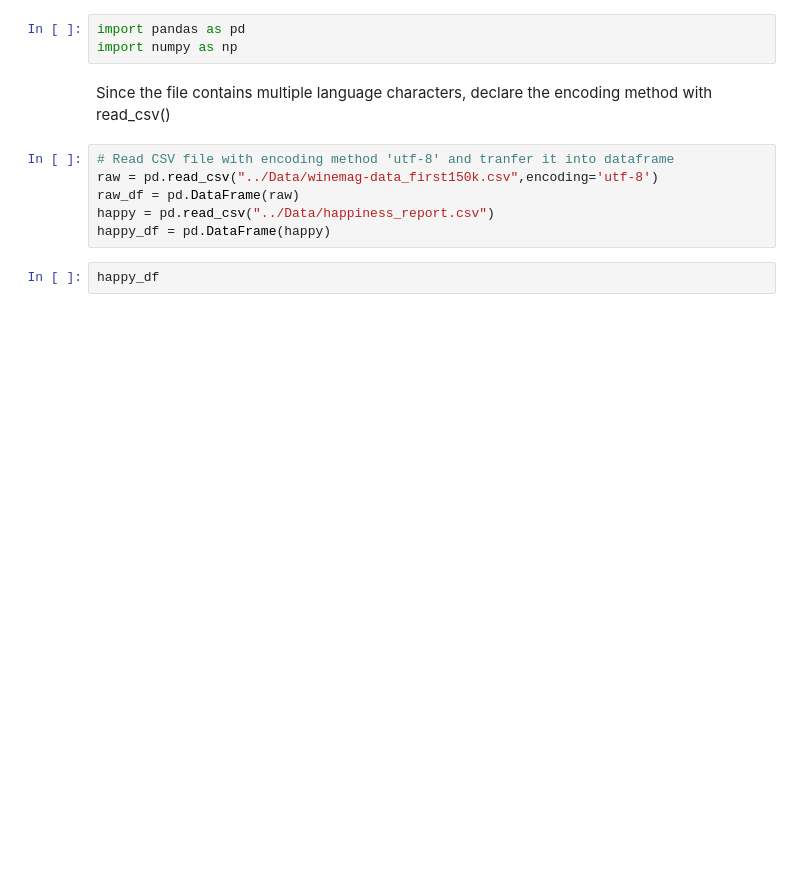
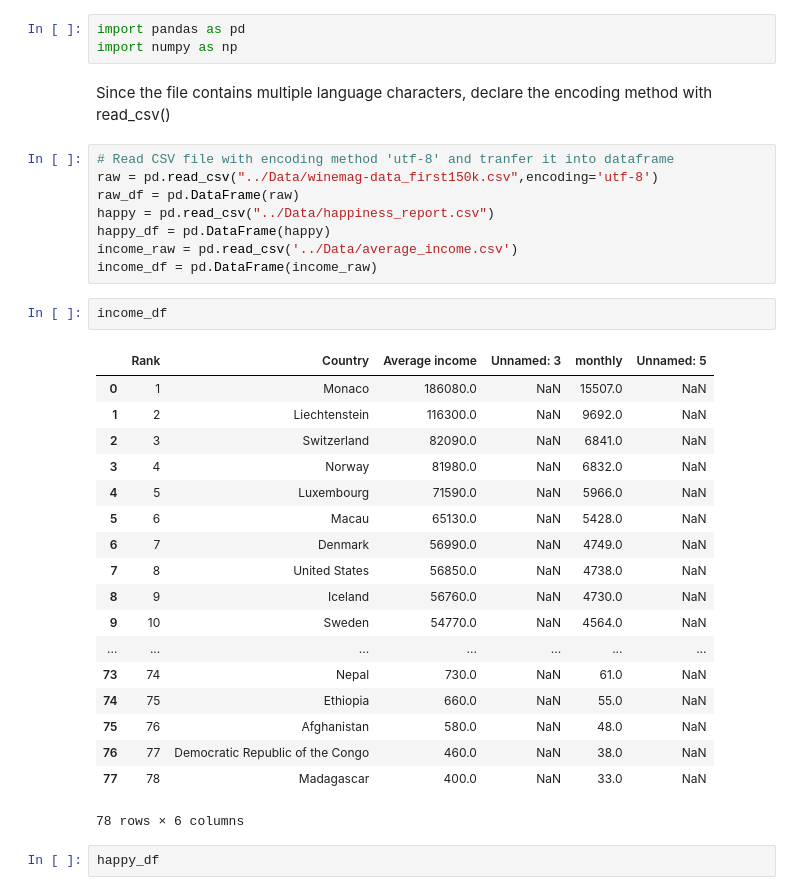
Before and after one commit to Savas21/Visualization_Project2, a Jupyter notebook: Jupyter/data_cleaning.ipynb, the cells around one changed output. Drawn from its saved outputs; the diff is of its cells as text; blank space fills up the shorter version.

```diff
--- a/Jupyter/data_cleaning.ipynb
+++ b/Jupyter/data_cleaning.ipynb
@@ -9,6 +9,29 @@ raw = pd.read_csv("../Data/winemag-data_first150k.csv",encoding='utf-8')
 raw_df = pd.DataFrame(raw)
 happy = pd.read_csv("../Data/happiness_report.csv")
 happy_df = pd.DataFrame(happy)
+income_raw = pd.read_csv('../Data/average_income.csv')
+income_df = pd.DataFrame(income_raw)
+# %%
+income_df
+# %% [output]
+|  | Rank | Country | Average income | Unnamed: 3 | monthly | Unnamed: 5 |
+| 0 | 1 | Monaco | 186080.0 | NaN | 15507.0 | NaN |
+| 1 | 2 | Liechtenstein | 116300.0 | NaN | 9692.0 | NaN |
+| 2 | 3 | Switzerland | 82090.0 | NaN | 6841.0 | NaN |
+| 3 | 4 | Norway | 81980.0 | NaN | 6832.0 | NaN |
+| 4 | 5 | Luxembourg | 71590.0 | NaN | 5966.0 | NaN |
+| 5 | 6 | Macau | 65130.0 | NaN | 5428.0 | NaN |
+| 6 | 7 | Denmark | 56990.0 | NaN | 4749.0 | NaN |
+| 7 | 8 | United States | 56850.0 | NaN | 4738.0 | NaN |
+| 8 | 9 | Iceland | 56760.0 | NaN | 4730.0 | NaN |
+| 9 | 10 | Sweden | 54770.0 | NaN | 4564.0 | NaN |
+| ... | ... | ... | ... | ... | ... | ... |
+| 73 | 74 | Nepal | 730.0 | NaN | 61.0 | NaN |
+| 74 | 75 | Ethiopia | 660.0 | NaN | 55.0 | NaN |
+| 75 | 76 | Afghanistan | 580.0 | NaN | 48.0 | NaN |
+| 76 | 77 | Democratic Republic of the Congo | 460.0 | NaN | 38.0 | NaN |
+| 77 | 78 | Madagascar | 400.0 | NaN | 33.0 | NaN |
+78 rows × 6 columns
 # %%
 happy_df
 # %% [output]
```
Also changed, not shown: parts of 14 cells of this notebook, 10 other files.
